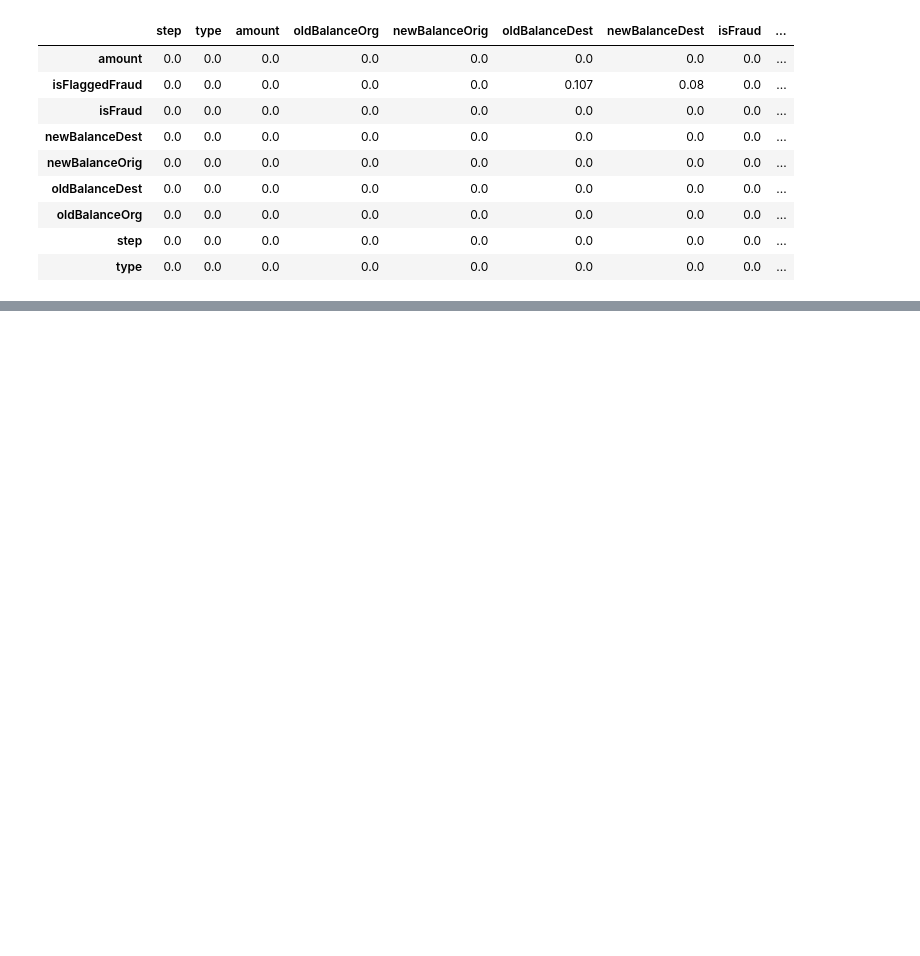
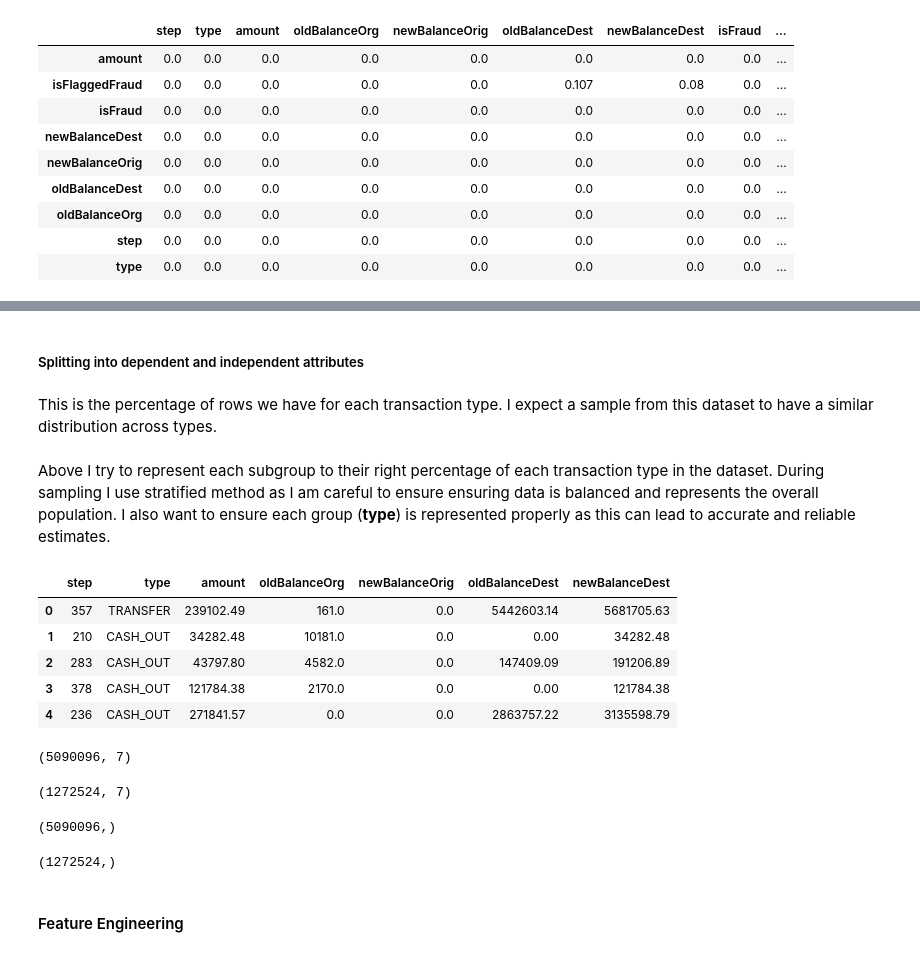
Before and after one commit to spectralcodex/momo-fincrime, a Jupyter notebook: fincrime.ipynb, the cells around one changed output, grey strips where cells are left out. Saved outputs shown, nothing was run; the diff lists cells and outputs as text; code cells hidden in the pictures; blank space fills up the shorter version.

Commit message:
feature engineering

```diff
--- a/fincrime.ipynb
+++ b/fincrime.ipynb
@@ -489,0 +484,5 @@ r_pvalues(stratified_sample)
+# %%
+# Getting Independent attributes
+X = dataset[['step', 'type', 'amount', 'oldBalanceOrg', 'newBalanceOrig','oldBalanceDest', 'newBalanceDest']]
+# %%
+y = dataset['isFraud']
@@ -489,0 +511,44 @@ r_pvalues(stratified_sample)
+# %% [markdown]
+##### Splitting into dependent and independent attributes
+# %% [markdown]
+This is the percentage of rows we have for each transaction type. I expect a sample from this dataset to have a similar distribution across types.
+# %%
+# Sample dataset using stratified method
+X_train, X_test, y_train, y_test = train_test_split(X, y, stratify=y, test_size=0.2)
+
+# reset and drop old indexes
+X_train.reset_index(inplace=True, drop=True)
+X_test.reset_index(inplace=True, drop=True)
+# %% [markdown]
+Above I try to represent each subgroup to their right percentage of each transaction type in the dataset. During sampling I  use stratified method as I am careful to ensure ensuring data is balanced and represents the overall population. I also want to ensure each group (**type**) is represented properly as this can lead to accurate and reliable estimates.
+# %%
+X_train.head()
+# %% [output]
+|  | step | type | amount | oldBalanceOrg | newBalanceOrig | oldBalanceDest | newBalanceDest |
+| 0 | 357 | TRANSFER | 239102.49 | 161.0 | 0.0 | 5442603.14 | 5681705.63 |
+| 1 | 210 | CASH_OUT | 34282.48 | 10181.0 | 0.0 | 0.00 | 34282.48 |
+| 2 | 283 | CASH_OUT | 43797.80 | 4582.0 | 0.0 | 147409.09 | 191206.89 |
+| 3 | 378 | CASH_OUT | 121784.38 | 2170.0 | 0.0 | 0.00 | 121784.38 |
+| 4 | 236 | CASH_OUT | 271841.57 | 0.0 | 0.0 | 2863757.22 | 3135598.79 |
+# %%
+# Checking record count for independent training set
+X_train.shape
+# %% [output]
+(5090096, 7)
+# %%
+# Checking record count for independent test set
+X_test.shape
+# %% [output]
+(1272524, 7)
+# %%
+# Checking record count for dependent training set
+y_train.shape
+# %% [output]
+(5090096,)
+# %%
+# Checking record count for dependent test set
+y_test.shape
+# %% [output]
+(1272524,)
+# %% [markdown]
+#### Feature Engineering
```
Also changed, not shown: parts of 18 cells of this notebook.
